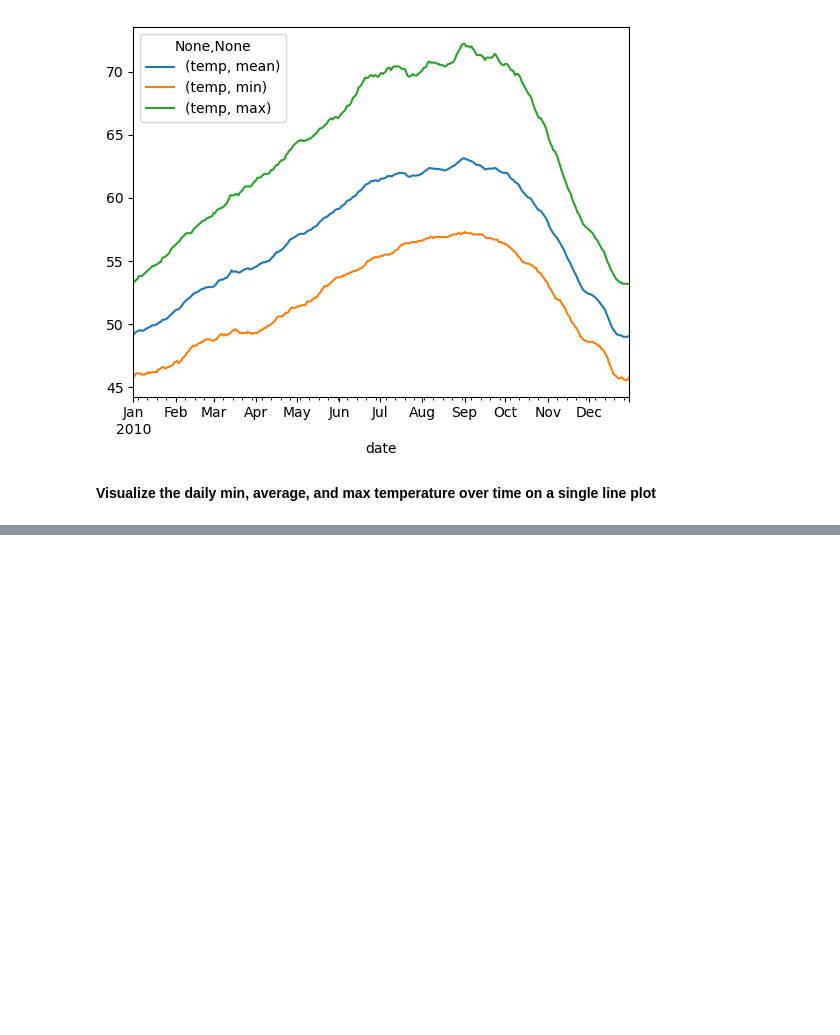
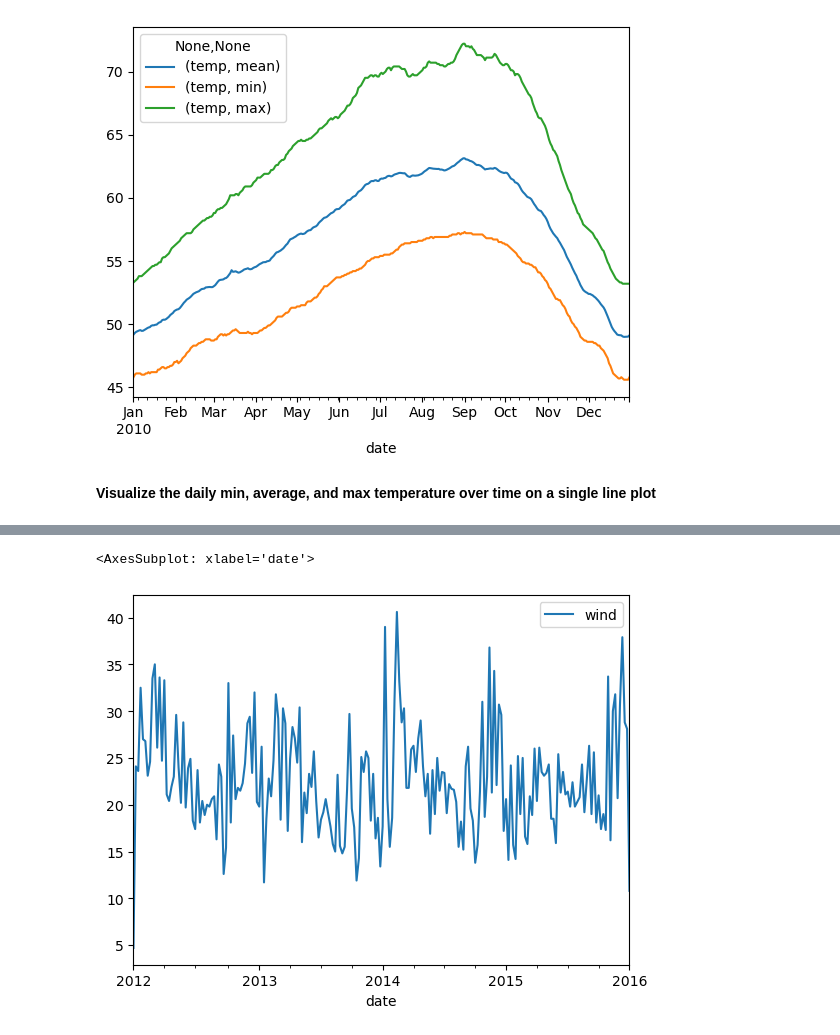
Before and after one commit to jacobpanyathong1/time-series-exercises, a Jupyter notebook: time_series_data_exercises.ipynb, the cells around one changed output, grey strips where cells are left out. Drawn from its saved outputs; the diff is of its cells as text; code cells hidden in the pictures; blank space fills up the shorter version.

```diff
--- a/time_series_data_exercises.ipynb
+++ b/time_series_data_exercises.ipynb
@@ -91,0 +125,2 @@ df.resample('D').agg(['mean','min','max']).plot()
+# %%
+wind_df=weather.drop(columns=['precipitation', 'temp_max', 'temp_min', 'weather', 'day_of_week', 'month'])
@@ -91,0 +137,5 @@ df.resample('D').agg(['mean','min','max']).plot()
+# %%
+wind_df.resample('W').sum().plot()
+# %% [output]
+<AxesSubplot: xlabel='date'>
+[figure, added]
```
Also changed, not shown: parts of 22 cells of this notebook.
